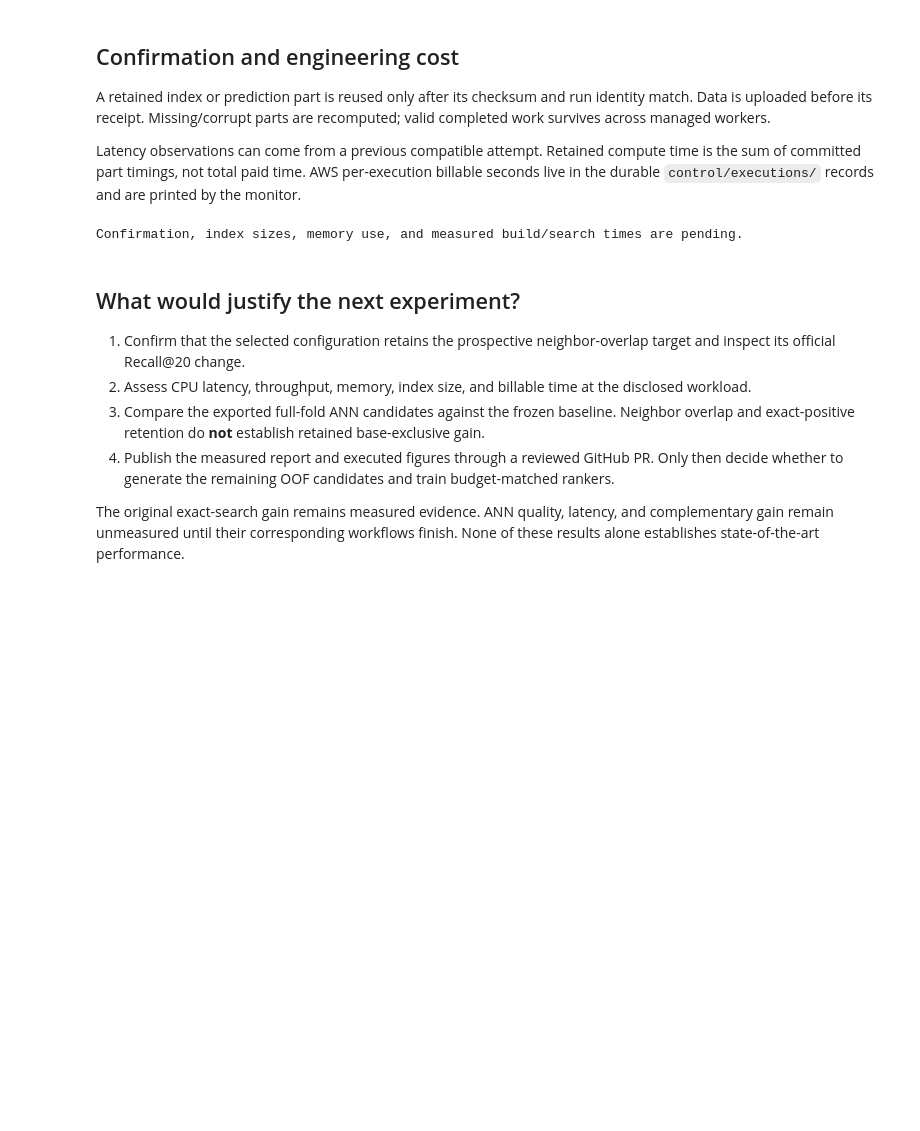
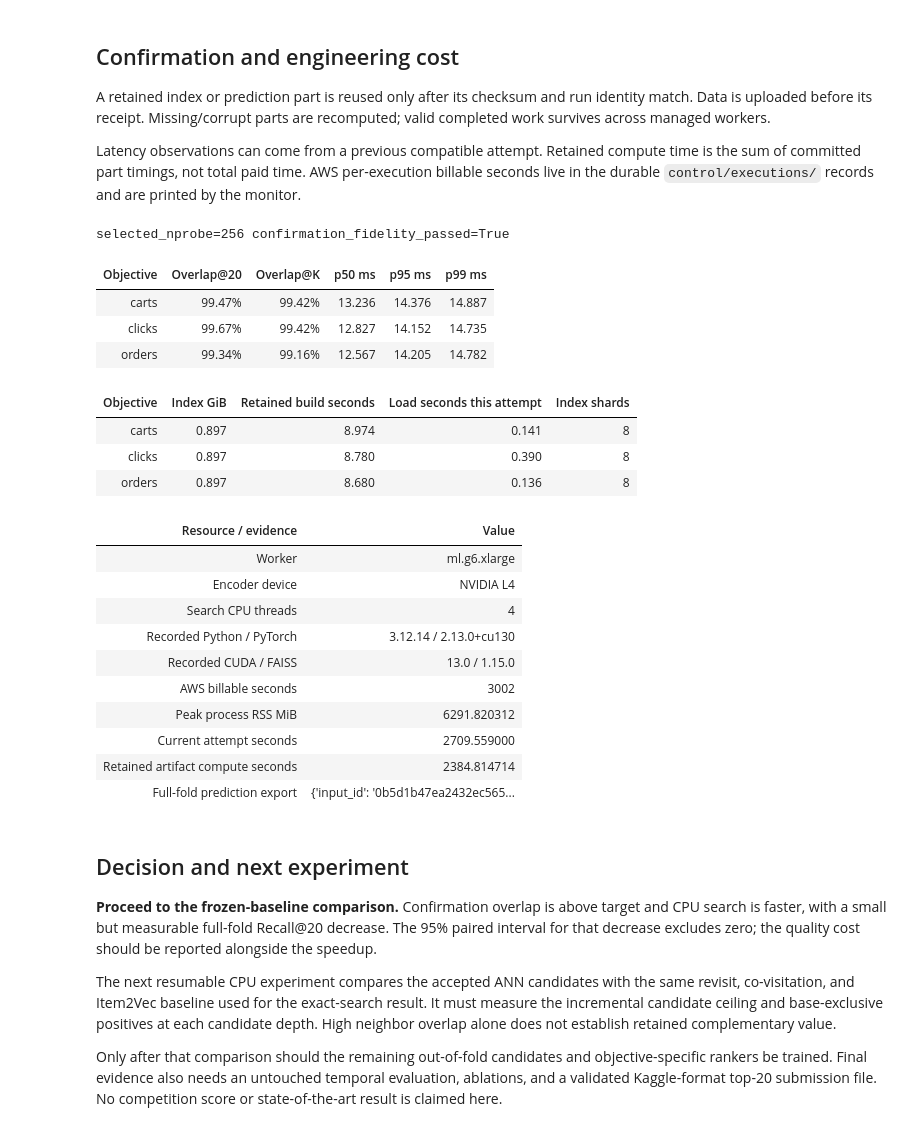
Before and after one commit to alvaromendizabal/otto-recommender-system, a Jupyter notebook: notebooks/06_ann_benchmark.ipynb, the cells around one changed output. Cells and saved outputs as stored; diff of their text form; code cells hidden in the pictures; blank space fills up the shorter version.

```diff
--- a/notebooks/06_ann_benchmark.ipynb
+++ b/notebooks/06_ann_benchmark.ipynb
@@ -123,16 +158,18 @@ Official Recall@20 evaluates the ordered recommendation list. Candidate ceilings
 previous = json.loads((ROOT / "reports/metrics/two_tower_fold0_retrieval.json").read_text())
 exact20 = next(row for row in previous["points"] if row["neural_k"] == 20)
 union800 = next(row for row in previous["points"] if row["neural_k"] == 800)
-ann_state = "Awaiting managed measurement" if report is None else (
-    "Confirmation target met" if report["confirmation_fidelity_passed"]
-    else "Confirmation target not met")
+selected = report["tuning"][str(report["selected_nprobe"])]
+speedups = [report["exact_cpu_latency_on_tuning_queries"][o]["p50_ms"] /
+            selected["search"][o]["latency"]["p50_ms"] for o in OBJECTIVES]
+delta = report["full_ann_ranking"]["weighted_recall_at_20"] - report["full_reference_ranking"]["weighted_recall_at_20"]
 cards = [
-    ("EXACT NEURAL · OFFICIAL RECALL@20", f"{exact20['weighted_neural_ceiling']:.3%}",
-     "Measured across 103,468 held-out sessions"),
-    ("ADDITIONAL CANDIDATE CEILING · K=800",
-     f"+{100 * union800['weighted_incremental_ceiling']:.3f} pp",
-     "Against the frozen baseline; ideal ranking ceiling"),
-    ("ANN EXPERIMENT", ann_state, "Full-catalogue quality and CPU search latency"),
+    ("ANN · OFFICIAL RECALL@20", f"{report['full_ann_ranking']['weighted_recall_at_20']:.3%}",
+     f"{delta*100:+.3f} percentage points versus exact neural search"),
+    ("MEDIAN CPU SEARCH SPEEDUP", f"{min(speedups):.2f}–{max(speedups):.2f}×",
+     "Same tuning queries; search + reranking only"),
+    ("CONFIRMATION · TOP-800 OVERLAP",
+     f"{min(report['confirmation']['search'][o]['fidelity']['800'] for o in OBJECTIVES):.2%}+",
+     "All objectives passed the prospective 98% target"),
 ]
 display(HTML('<div style="display:flex;flex-wrap:wrap;gap:14px">' + ''.join(
     f'<div style="flex:1;min-width:240px;background:#f7f9fc;border:1px solid #dce3ec;'
@@ -140,4 +177,6 @@ display(HTML('<div style="display:flex;flex-wrap:wrap;gap:14px">' + ''.join(
     f'font-weight:700">{title}</div><div style="color:#17324f;font-size:26px;'
     f'font-weight:700;margin:12px 0">{value}</div><div style="color:#536174;'
     f'font-size:12px">{note}</div></div>' for title, value, note in cards) + '</div>'))
+print(f"Prior exact-neural addition: +{100*union800['weighted_incremental_ceiling']:.3f} pp candidate ceiling at K=800. "
+      "The corresponding ANN increment beyond the baseline is still unmeasured.")
 # %% [output]
@@ -280,43 +394,64 @@ Latency observations can come from a previous compatible attempt. Retained compu
 # %%
 if report is None:
     print("Confirmation, index sizes, memory use, and measured build/search times are pending.")
 else:
     print(f"selected_nprobe={report['selected_nprobe']} confirmation_fidelity_passed={report['confirmation_fidelity_passed']}")
     if report.get("confirmation"):
         rows = []
         for objective, row in report["confirmation"]["search"].items():
             rows.append({"Objective": objective, "Overlap@20": row["fidelity"]["20"],
                 "Overlap@K": row["fidelity"][str(report["contract"]["settings"]["candidate_depth"])],
                 "p50 ms": row["latency"]["p50_ms"], "p95 ms": row["latency"]["p95_ms"],
                 "p99 ms": row["latency"]["p99_ms"]})
         display(pd.DataFrame(rows).style.format({"Overlap@20": "{:.2%}", "Overlap@K": "{:.2%}",
             "p50 ms": "{:.3f}", "p95 ms": "{:.3f}", "p99 ms": "{:.3f}"}).hide(axis="index"))
     display(pd.DataFrame([
         {"Objective": o, "Index GiB": row["index_bytes"]/1024**3,
          "Retained build seconds": row["retained_build_compute_seconds"],
          "Load seconds this attempt": row["load_seconds_this_attempt"], "Index shards": row["shards"]}
         for o, row in report["index_builds"].items()
     ]).style.format(precision=3).hide(axis="index"))
     display(pd.DataFrame([
         ("Worker", report["contract"]["instance_type"]),
         ("Encoder device", report["contract"].get("encoder_device", "Unrecorded")),
         ("Search CPU threads", report["contract"]["settings"]["threads"]),
+        ("Recorded Python / PyTorch", f"{report['contract']['python']} / {report['contract']['torch']}"),
+        ("Recorded CUDA / FAISS", f"{report['contract']['cuda_runtime']} / {report['contract']['faiss']}"),
+        ("AWS billable seconds", launch["billable_seconds"]),
         ("Peak process RSS MiB", report["peak_rss_mib"]),
         ("Current attempt seconds", report["elapsed_seconds_this_attempt"]),
         ("Retained artifact compute seconds", report["retained_artifact_compute_seconds"]),
         ("Full-fold prediction export", report.get("prediction_export")),
     ], columns=["Resource / evidence", "Value"]).style.hide(axis="index"))
 # %% [output]
-Confirmation, index sizes, memory use, and measured build/search times are pending.
+selected_nprobe=256 confirmation_fidelity_passed=True
+| Objective | Overlap@20 | Overlap@K | p50 ms | p95 ms | p99 ms |
+| carts | 99.47% | 99.42% | 13.236 | 14.376 | 14.887 |
+| clicks | 99.67% | 99.42% | 12.827 | 14.152 | 14.735 |
+| orders | 99.34% | 99.16% | 12.567 | 14.205 | 14.782 |
+| Objective | Index GiB | Retained build seconds | Load seconds this attempt | Index shards |
+| carts | 0.897 | 8.974 | 0.141 | 8 |
+| clicks | 0.897 | 8.780 | 0.390 | 8 |
+| orders | 0.897 | 8.680 | 0.136 | 8 |
+| Resource / evidence | Value |
+| Worker | ml.g6.xlarge |
+| Encoder device | NVIDIA L4 |
+| Search CPU threads | 4 |
+| Recorded Python / PyTorch | 3.12.14 / 2.13.0+cu130 |
+| Recorded CUDA / FAISS | 13.0 / 1.15.0 |
+| AWS billable seconds | 3002 |
+| Peak process RSS MiB | 6291.820312 |
+| Current attempt seconds | 2709.559000 |
+| Retained artifact compute seconds | 2384.814714 |
+| Full-fold prediction export | {'input_id': '0b5d1b47ea2432ec565... |
 # %% [markdown]
-## What would justify the next experiment?
+## Decision and next experiment
 
-1. Confirm that the selected configuration retains the prospective neighbor-overlap target and inspect its official Recall@20 change.
-2. Assess CPU latency, throughput, memory, index size, and billable time at the disclosed workload.
-3. Compare the exported full-fold ANN candidates against the frozen baseline. Neighbor overlap and exact-positive retention do **not** establish retained base-exclusive gain.
-4. Publish the measured report and executed figures through a reviewed GitHub PR. Only then decide whether to generate the remaining OOF candidates and train budget-matched rankers.
+**Proceed to the frozen-baseline comparison.** Confirmation overlap is above target and CPU search is faster, with a small but measurable full-fold Recall@20 decrease. The 95% paired interval for that decrease excludes zero; the quality cost should be reported alongside the speedup.
 
-The original exact-search gain remains measured evidence. ANN quality, latency, and complementary gain remain unmeasured until their corresponding workflows finish. None of these results alone establishes state-of-the-art performance.
+The next resumable CPU experiment compares the accepted ANN candidates with the same revisit, co-visitation, and Item2Vec baseline used for the exact-search result. It must measure the incremental candidate ceiling and base-exclusive positives at each candidate depth. High neighbor overlap alone does not establish retained complementary value.
+
+Only after that comparison should the remaining out-of-fold candidates and objective-specific rankers be trained. Final evidence also needs an untouched temporal evaluation, ablations, and a validated Kaggle-format top-20 submission file. No competition score or state-of-the-art result is claimed here.
 # %%
 runtime = {"python": platform.python_version(), "numpy": np.__version__,
            "pandas": pd.__version__}
```
Also changed, not shown: parts of 9 cells of this notebook, 12 other files.
